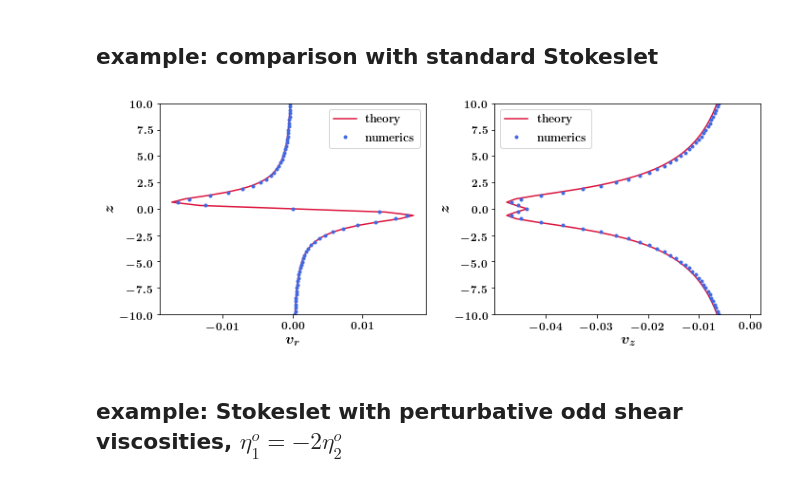
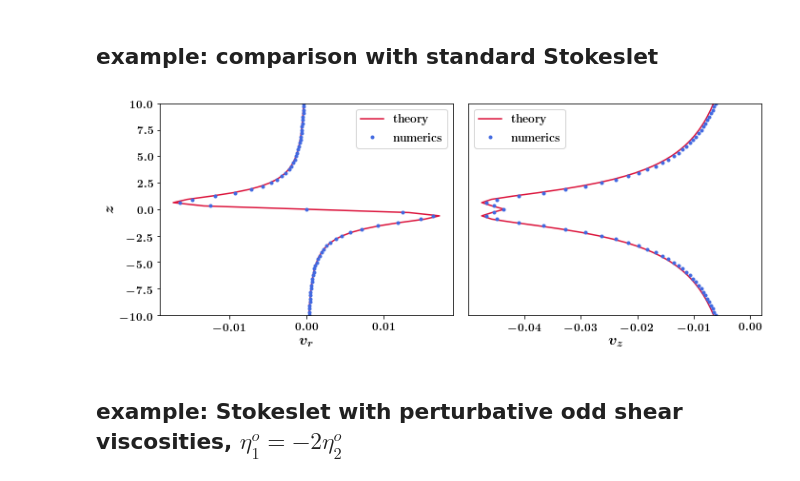
Before and after one commit to talikhain/StokesletFFT, a Jupyter notebook: Invert_Stokeslet_FFT.ipynb, the cells around one changed output. Saved outputs shown, nothing was run; the diff lists cells and outputs as text; code cells hidden in the pictures.

```diff
--- a/Invert_Stokeslet_FFT.ipynb
+++ b/Invert_Stokeslet_FFT.ipynb
@@ -47,7 +47,7 @@ def v_fourier(Q, qx, qy, qz, eps, F, visc_coeff):
     gauss = np.exp(-a**2 * qsqr / np.pi)
 
     #all viscosity coefficients
-    Gamma1, Gamma3, etaR = visc_coeff[0], visc_coeff[1], visc_coeff[2]
+    etaR1, etaR2, etaRo= visc_coeff[0], visc_coeff[1], visc_coeff[2]
     eta_eQ1, eta_oQ1 = visc_coeff[3], visc_coeff[4]
     eta_eQ2, eta_oQ2 = visc_coeff[5], visc_coeff[6]
     eta_eQ3, eta_oQ3 = visc_coeff[7], visc_coeff[8]
@@ -58,7 +58,7 @@ def v_fourier(Q, qx, qy, qz, eps, F, visc_coeff):
     mu = visc_coeff[16]
 
     #expression for velocity field in Fourier space from Mathematica calculation
-    denominator = qsqr**2 * (qzg**2 * etaR**2 + qsqr*mu**2) + qzg**2 * qsqr**2 * Gamma1**2 + 4*qzg**6 * eta_eQ2**2 \
+    denominator = qsqr**2 * (qzg**2 * etaRo**2 + qsqr*mu**2) + qzg**2 * qsqr**2 * etaR1**2 + 4*qzg**6 * eta_eQ2**2 \
                 +4*np.sqrt(3)*qxg**2 * qzg**4 * eta_eQ2 *eta_eQ3 + 4*np.sqrt(3)*qyg**2 * qzg**4 * eta_eQ2 *eta_eQ3 \
                 +3*qxg**4 * qzg**2 *eta_eQ3**2 + 6*qxg**2 *qyg**2 * qzg**2 * eta_eQ3**2 + 3*qyg**4*qzg**2 * eta_eQ3**2 \
                 -4*qxg**2 * qzg**4 * eta_eQ2 * eta_o1 - 4*qyg**2 *qzg**4 *eta_eQ2 *eta_o1 \
@@ -71,32 +71,32 @@ def v_fourier(Q, qx, qy, qz, eps, F, visc_coeff):
                 +2*qxg**4 *qzg**2 *eta_o1*eta_o2 + 4*qxg**2 *qyg**2 *qzg**2 *eta_o1*eta_o2 + 2*qyg**4 *qzg**2 *eta_o1 *eta_o2\
                 -2*qxg**2 *qzg**4 *eta_o1*eta_o2 - 2*qyg**2 *qzg**4 *eta_o1*eta_o2 + qxg**4 *qzg**2 *eta_o2**2 \
                 +2*qxg**2 *qyg**2 *qzg**2 *eta_o2**2 + qyg**4 *qzg**2 *eta_o2**2 - 2*qxg**2 *qzg**4 *eta_o2**2 \
-                -2*qyg**2 *qzg**4 *eta_o2**2 + qzg**6 *eta_o2**2 + 2*qzg**2 *qsqr *etaR*((qxg**2 + qyg**2)*(np.sqrt(3)*eta_eQ3 \
+                -2*qyg**2 *qzg**4 *eta_o2**2 + qzg**6 *eta_o2**2 + 2*qzg**2 *qsqr *etaRo*((qxg**2 + qyg**2)*(np.sqrt(3)*eta_eQ3 \
                 - eta_o1 - eta_o2) + qzg**2 *(2*eta_eQ2 + eta_o2)) \
                 -2*qxg**6 *mu*eta_oQ1 - 6*qxg**4 *qyg**2*mu*eta_oQ1 - 6*qxg**2 *qyg**4 *mu*eta_oQ1 \
                 -2*qyg**6 *mu*eta_oQ1 + 6*qxg**2 *qzg**4*mu*eta_oQ1 + 6*qyg**2 *qzg**4*mu*eta_oQ1 + 4*qzg**6*mu*eta_oQ1 \
                 -4*qxg**4 *qzg**2 *eta_oQ1**2 - 8*qxg**2 *qyg**2 *qzg**2 *eta_oQ1**2 - 4*qyg**4*qzg**2 *eta_oQ1**2 \
-                +4*qzg**6 *eta_oQ1**2 - qsqr*Gamma1*(qsqr*((qxg**2 + qyg**2 + 2*qzg**2)*mu - (qxg**2 + qyg**2)*Gamma3) \
+                +4*qzg**6 *eta_oQ1**2 - qsqr*etaR1*(qsqr*((qxg**2 + qyg**2 + 2*qzg**2)*mu - (qxg**2 + qyg**2)*etaR2) \
                 + 4*qzg**4 *eta_oQ1) \
-                +(qxg**2 + qyg**2)*Gamma3*(-qsqr**2*mu + 2*((qxg**2 + qyg**2)**2 - qzg**4)*eta_oQ1) - 4*qxg**4 *qzg**2 *eta_oQ2**2 \
+                +(qxg**2 + qyg**2)*etaR2*(-qsqr**2*mu + 2*((qxg**2 + qyg**2)**2 - qzg**4)*eta_oQ1) - 4*qxg**4 *qzg**2 *eta_oQ2**2 \
                 -8*qxg**2 *qyg**2 *qzg**2 *eta_oQ2**2 - 4*qyg**4 *qzg**2 *eta_oQ2**2 + 4*np.sqrt(3)*qxg**4 *qzg**2 *eta_oQ2*eta_oQ3 \
                 +8*np.sqrt(3)*qxg**2 *qyg**2*qzg**2 *eta_oQ2 *eta_oQ3 + 4*np.sqrt(3)*qyg**4 *qzg**2 *eta_oQ2 *eta_oQ3 \
                 -3*qxg**4 *qzg**2 *eta_oQ3**2 - 6*qxg**2 *qyg**2 *qzg**2 *eta_oQ3**2 - 3*qyg**4*qzg**2 *eta_oQ3**2 \
                 +eps**2 #add epsilon^2 to regularize integrand
 
     vfx = F[2]*gauss/denominator *\
-        qzg*(qsqr*(qyg*etaR + qxg*mu) - qxg*qzg**2 *Gamma1 - qxg*(qxg**2 + qyg**2)*Gamma3 + 2*qyg* qzg**2*eta_eQ2 \
+        qzg*(qsqr*(qyg*etaRo+ qxg*mu) - qxg*qzg**2 *etaR1 - qxg*(qxg**2 + qyg**2)*etaR2 + 2*qyg* qzg**2*eta_eQ2 \
              +np.sqrt(3)*qxg**2*qyg*eta_eQ3 + np.sqrt(3)*qyg**3 *eta_eQ3 - qxg**2*qyg*eta_o1 - qyg**3*eta_o1\
              -qxg**2*qyg*eta_o2 -qyg**3*eta_o2 + qyg*qzg**2*eta_o2 + 2*qxg*qzg**2*eta_oQ1 - 2*qxg**2 *qyg*eta_oQ2 - 2*qyg**3 *eta_oQ2 \
              +np.sqrt(3)*qxg**2 *qyg*eta_oQ3 + np.sqrt(3)*qyg**3*eta_oQ3)
 
     vfy = -F[2]*gauss/denominator * \
-        qzg*(qsqr * (qxg*etaR - qyg*mu) + qyg *qzg**2*Gamma1 + qyg*(qxg**2 + qyg**2)*Gamma3 + 2*qxg*qzg**2*eta_eQ2 \
+        qzg*(qsqr * (qxg*etaRo- qyg*mu) + qyg *qzg**2*etaR1 + qyg*(qxg**2 + qyg**2)*etaR2 + 2*qxg*qzg**2*eta_eQ2 \
             +np.sqrt(3)*qxg**3*eta_eQ3 + np.sqrt(3)*qxg*qyg**2*eta_eQ3 - qxg**3*eta_o1 -qxg*qyg**2*eta_o1 \
             -qxg**3*eta_o2 - qxg*qyg**2*eta_o2 + qxg*qzg**2*eta_o2 - 2*qyg*qzg**2 *eta_oQ1 - 2*qxg**3 *eta_oQ2 \
             -2*qxg*qyg**2 * eta_oQ2 + np.sqrt(3)*qxg**3*eta_oQ3 + np.sqrt(3)*qxg*qyg**2*eta_oQ3)
 
-    vfz = -F[2]*gauss/denominator * (qxg**2 + qyg**2)*(qsqr*mu - (qxg**2 + qyg**2)*Gamma3 - qzg**2*(Gamma1 - 2*eta_oQ1))
+    vfz = -F[2]*gauss/denominator * (qxg**2 + qyg**2)*(qsqr*mu - (qxg**2 + qyg**2)*etaR2 - qzg**2*(etaR1 - 2*eta_oQ1))
 
     return [vfx, vfy, vfz]
 # %%
@@ -128,7 +128,7 @@ Q = 10 #max value of q
 F = np.array([0, 0, 1]) #external force
 
 #values of viscosity coefficients
-Gamma1, Gamma3, etaR = 0, 0, 0
+etaR1, etaR2, etaRo = 0, 0, 0
 eta_eQ1, eta_oQ1 = 0, 0
 eta_eQ2, eta_oQ2 = 0, 0
 eta_eQ3, eta_oQ3 = 0, 0
@@ -138,7 +138,7 @@ xi = 0
 eta_o1, eta_o2 = 0, 0
 mu = 1
 
-visc_coeff_list = [Gamma1, Gamma3, etaR, eta_eQ1, eta_oQ1, eta_eQ2, eta_oQ2, eta_eQ3, eta_oQ3, eta_eA,
+visc_coeff_list = [etaR1, etaR2, etaRo, eta_eQ1, eta_oQ1, eta_eQ2, eta_oQ2, eta_eQ3, eta_oQ3, eta_eA,
                   eta_oA, eta_eS, eta_oS, xi, eta_o1, eta_o2, mu]
 
 #call inverse FFT function
@@ -163,29 +163,32 @@ vphi_theory = (-vx_theory*y + vy_theory*x) / np.sqrt(x**2 + y**2)
 # %%
 fig, axes = plt.subplots(nrows=1, ncols=2, figsize=(10, 4))
 
 ind1 = 145
 ind2 = 145
 
 plt.subplot(121)
 plt.plot(vr_theory[ind1, ind2, :] - np.nanmean(vr_theory), fft_xs, color='crimson', label=r'\textbf{theory}')
 plt.plot(vr[ind1, ind2, :] - np.nanmean(vr), fft_xs, marker='.', linestyle='None', color='royalblue', label=r'\textbf{numerics}')
 plt.ylim(-10, 10)
 plt.ylabel(r'\textbf{$z$}',fontsize=16)
 plt.xlabel(r'\textbf{$v_r$}',fontsize=16)
+plt.xticks([-0.01, 0, 0.01])
 plt.legend()
 
 plt.subplot(122)
 plt.plot(vz_theory[ind1, ind2, :] - np.nanmean(vz_theory), fft_xs, color='crimson', label=r'\textbf{theory}')
 plt.plot(v[2][ind1, ind2, :] - np.nanmean(v[2]), fft_xs, marker='.', linestyle='None', color='royalblue', label=r'\textbf{numerics}')
 plt.ylim(-10, 10)
-plt.ylabel(r'\textbf{$z$}',fontsize=16)
+#plt.ylabel(r'\textbf{$z$}',fontsize=16)
+plt.yticks([])
 plt.xlabel(r'\textbf{$v_z$}',fontsize=16)
 plt.legend()
 
 plt.tight_layout()
+plt.savefig('/Users/talikhain/Documents/UChicago/Soft Matter/Vitelli/Odd viscosity in three dimensional flows/Figures2/num_validation.png', dpi=300)
 plt.show()
 # %% [output]
-[figure, old version]
+[figure, new version]
 # %% [markdown]
 ## example: Stokeslet with perturbative odd shear viscosities, $\eta_1^o = -2\eta_2^o$
 # %%
```
Also changed, not shown: parts of 5 cells of this notebook.
